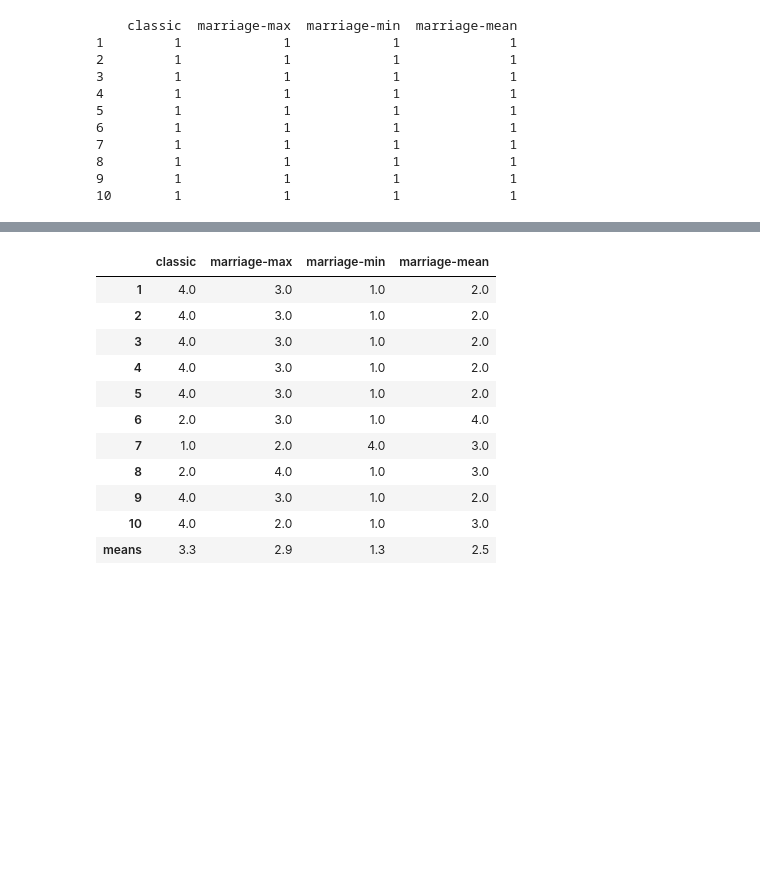
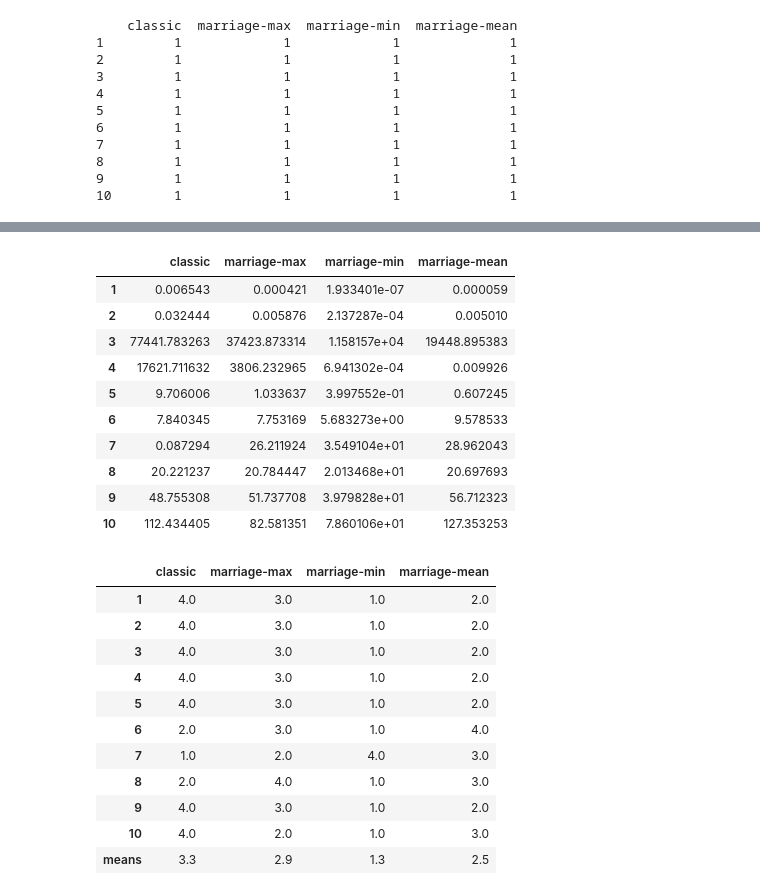
Before and after one commit to maciej3031/evolutionary_algorithm, a Jupyter notebook: Tests_analysis.ipynb, the cells around one changed output, grey strips where cells are left out. Drawn from its saved outputs; the diff is of its cells as text; code cells hidden in the pictures; blank space fills up the shorter version.

```diff
--- a/Tests_analysis.ipynb
+++ b/Tests_analysis.ipynb
@@ -174 +176,15 @@ print_trials_vs_function(["Test0"])
+# %%
+comp_tables(["Test0"], np.max)
+# %% [output]
+|  | classic | marriage-max | marriage-min | marriage-mean |
+| 1 | 0.006543 | 0.000421 | 1.933401e-07 | 0.000059 |
+| 2 | 0.032444 | 0.005876 | 2.137287e-04 | 0.005010 |
+| 3 | 77441.783263 | 37423.873314 | 1.158157e+04 | 19448.895383 |
+| 4 | 17621.711632 | 3806.232965 | 6.941302e-04 | 0.009926 |
+| 5 | 9.706006 | 1.033637 | 3.997552e-01 | 0.607245 |
+| 6 | 7.840345 | 7.753169 | 5.683273e+00 | 9.578533 |
+| 7 | 0.087294 | 26.211924 | 3.549104e+01 | 28.962043 |
+| 8 | 20.221237 | 20.784447 | 2.013468e+01 | 20.697693 |
+| 9 | 48.755308 | 51.737708 | 3.979828e+01 | 56.712323 |
+| 10 | 112.434405 | 82.581351 | 7.860106e+01 | 127.353253 |
 # %%
```
Also changed, not shown: parts of 9 cells of this notebook.
